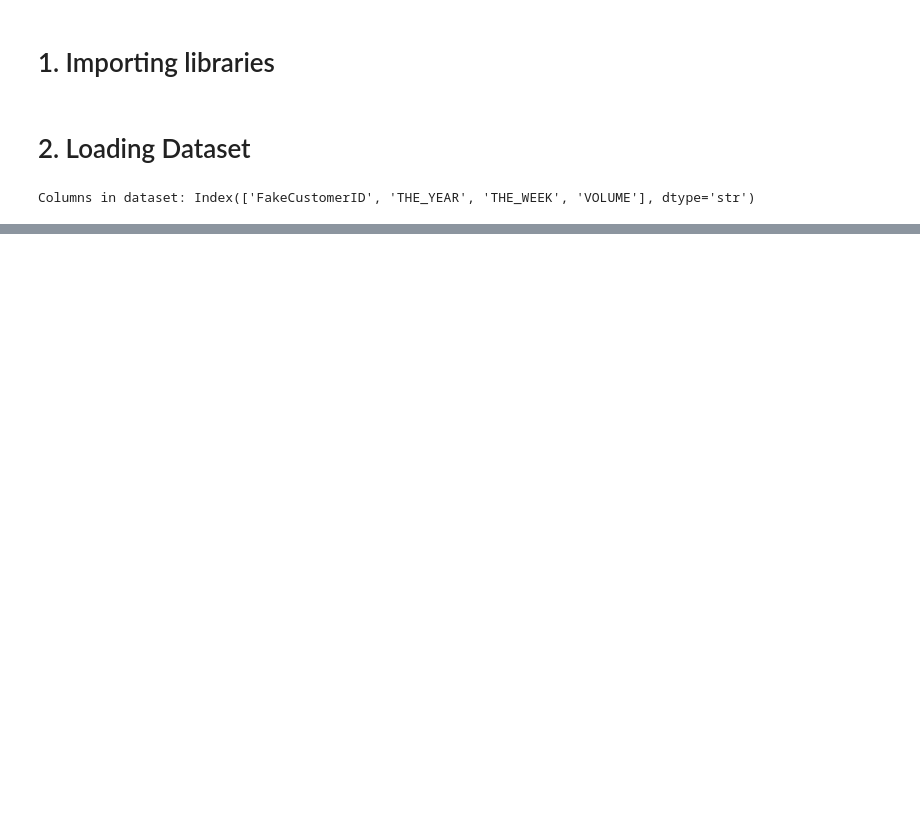
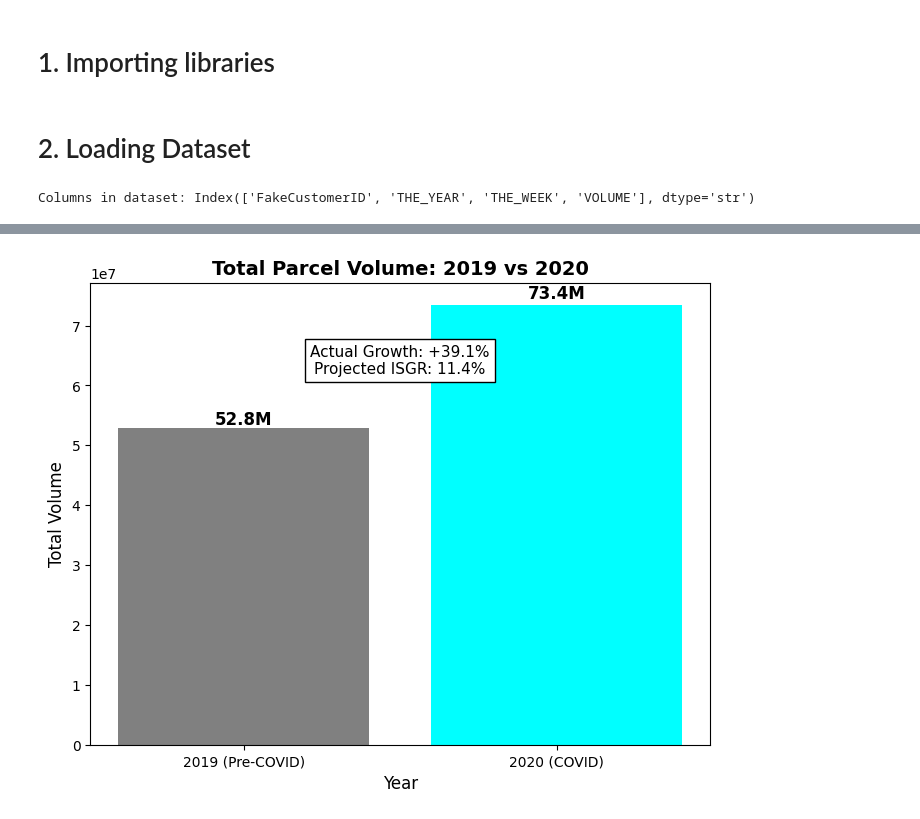
Before and after one commit to Ayman-Karovadiya-000590531/COMP-603-Final-Project, a Jupyter notebook: Group7_Project.ipynb, the cells around one changed output, grey strips where cells are left out. Drawn from its saved outputs; the diff is of its cells as text; code cells hidden in the pictures; blank space fills up the shorter version.

Commit message:
Edited Project file

```diff
--- a/Group7_Project.ipynb
+++ b/Group7_Project.ipynb
@@ -250,0 +38,22 @@ Done! All charts saved and file exported.
+# %%
+years = ['2019 (Pre-COVID)', '2020 (COVID)']
+volumes = [52823114, 73475690]
+
+plt.figure(figsize=(8, 6))
+
+plt.bar(years, volumes, color=['gray', 'aqua'])
+
+plt.title('Total Parcel Volume: 2019 vs 2020', fontsize=14, fontweight='bold')
+plt.xlabel('Year', fontsize=12)
+plt.ylabel('Total Volume', fontsize=12)
+
+plt.text(0, 53500000, '52.8M', ha='center', fontsize=12, fontweight='bold')
+plt.text(1, 74500000, '73.4M', ha='center', fontsize=12, fontweight='bold')
+
+plt.text(0.50, 62000000, 'Actual Growth: +39.1%\nProjected ISGR: 11.4%',
+         ha='center', fontsize=11, bbox=dict(facecolor='white'))
+
+plt.savefig('output/Graphs/total_volume_2019_vs_2020.png', dpi=300, bbox_inches='tight')
+plt.show()
+# %% [output]
+[figure, added]
```
Also changed, not shown: parts of 32 cells of this notebook, 6 other files.
